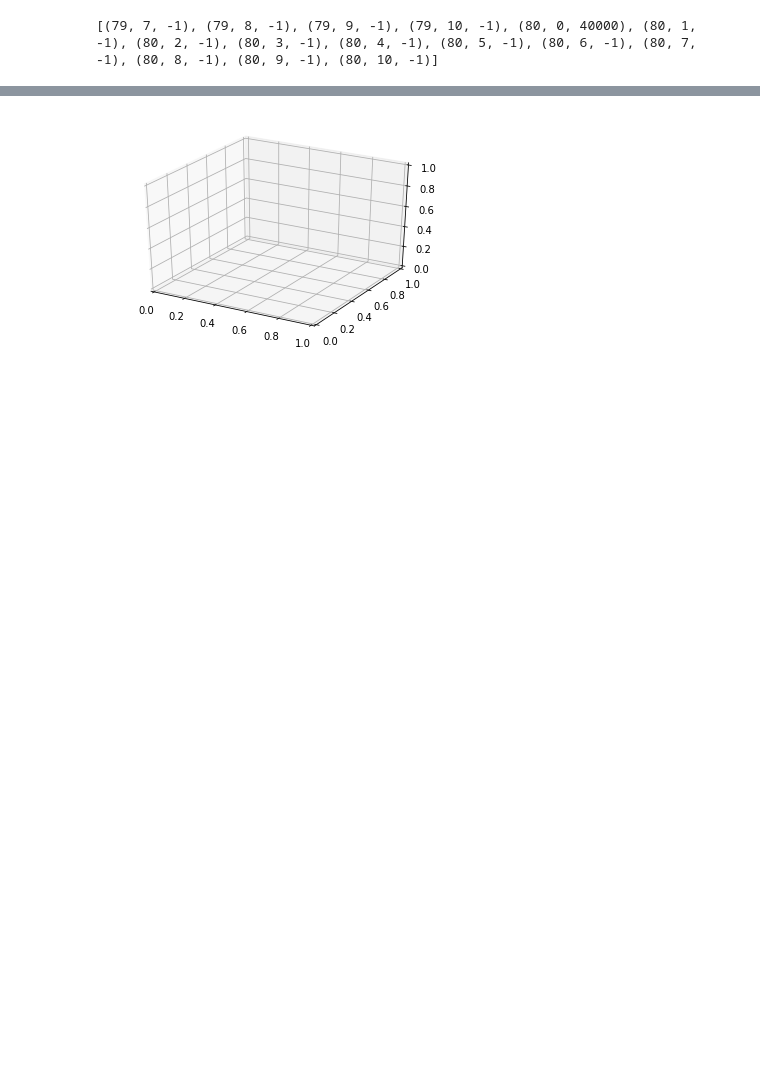
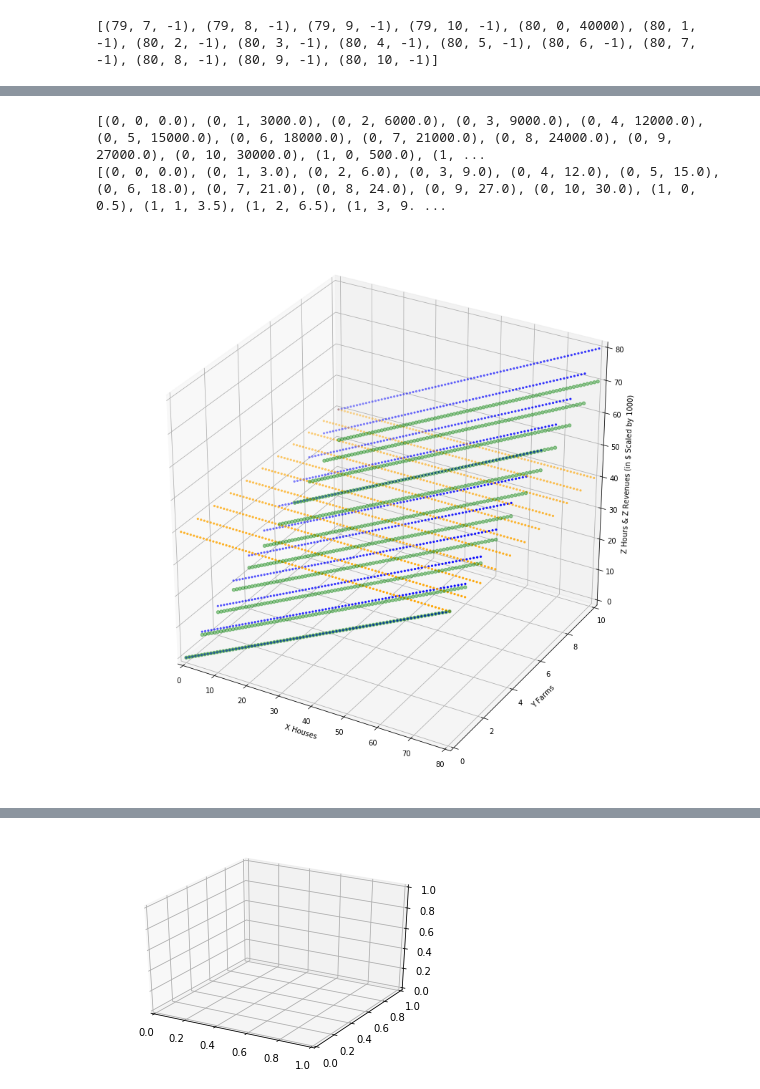
Before and after one commit to anyaconda/myMath, a Jupyter notebook: L8_LinearProgramming.ipynb, the cells around one changed output, grey strips where cells are left out. Drawn from its saved outputs; the diff is of its cells as text; code cells hidden in the pictures; blank space fills up the shorter version.

```diff
--- a/L8_LinearProgramming.ipynb
+++ b/L8_LinearProgramming.ipynb
@@ -315,0 +420,13 @@ The plot shows the best x + y combination that produce optimal 40,000 dolars rev
+# %%
+#initialize matrix to store total revenues for all possible H & F combinations, without limits
+mx_rev_all = np.zeros((mx_rows, mx_cols), dtype=float)
+
+for i in h:
+    for j in f:
+
+        total_rev = i * h_price + j * f_price
+        mx_rev_all[i,j] =  total_rev
+
+#view matrix of total revenues
+print ('Unlimited total revenue combinations - including impossible more than 40 hours:')
+mx_rev_all
@@ -315,0 +452,37 @@ The plot shows the best x + y combination that produce optimal 40,000 dolars rev
+# %%
+# Prep data for 3D scattered points
+
+#define z - revenues unlimited and scaled
+z_rev_all = mx_rev_all.flatten()
+#scale revenues to hours in order to display on same scale
+mx_rev_all_scaled = mx_rev_all / 1000
+z_rev_all_scaled = mx_rev_all_scaled.flatten()
+
+#preview result sets
+xyz_rev_all = zip(x,y,z_rev_all)
+print(list(xyz_rev_all)[:15])
+xyz_rev_all_scaled = zip(x,y,z_rev_all_scaled)
+print(list(xyz_rev_all_scaled)[:15])
+# %% [output]
+[(0, 0, 0.0), (0, 1, 3000.0), (0, 2, 6000.0), (0, 3, 9000.0), (0, 4, 12000.0), (0, 5, 15000.0), (0, 6, 18000.0), (0, 7, 21000.0), (0, 8, 24000.0), (0, 9, 27000.0), (0, 10, 30000.0), (1, 0, 500.0), (1, ...
+[(0, 0, 0.0), (0, 1, 3.0), (0, 2, 6.0), (0, 3, 9.0), (0, 4, 12.0), (0, 5, 15.0), (0, 6, 18.0), (0, 7, 21.0), (0, 8, 24.0), (0, 9, 27.0), (0, 10, 30.0), (1, 0, 0.5), (1, 1, 3.5), (1, 2, 6.5), (1, 3, 9. ...
+# %%
+#refer https://jakevdp.github.io/PythonDataScienceHandbook/04.12-three-dimensional-plotting.html
+plt.figure(figsize=(14,14))
+
+ax = plt.axes(projection='3d')
+
+ax.set_xlabel('X Houses')
+ax.set_ylabel('Y Farms')
+ax.set_zlabel('Z Hours & Z Revenues (in $ Scaled by 1000)');
+
+ax.set_xlim(0, 80); ax.set_ylim(0, 10); ax.set_zlim(0, 80);
+
+# 3D hours unlimited
+ax.scatter3D(x, y, z_hours_all, c='b', marker = '.');
+# 3D limited hours
+ax.scatter3D(x, y, z_hours_limited, c='orange', marker = '.');
+# 3D revenues unlimited and scaled (by factor of 1000)
+ax.scatter3D(x, y, z_rev_all_scaled, c='g', marker = 'o', alpha=0.4);
+# %% [output]
+[figure, added]
```
Also changed, not shown: parts of 38 cells of this notebook.
